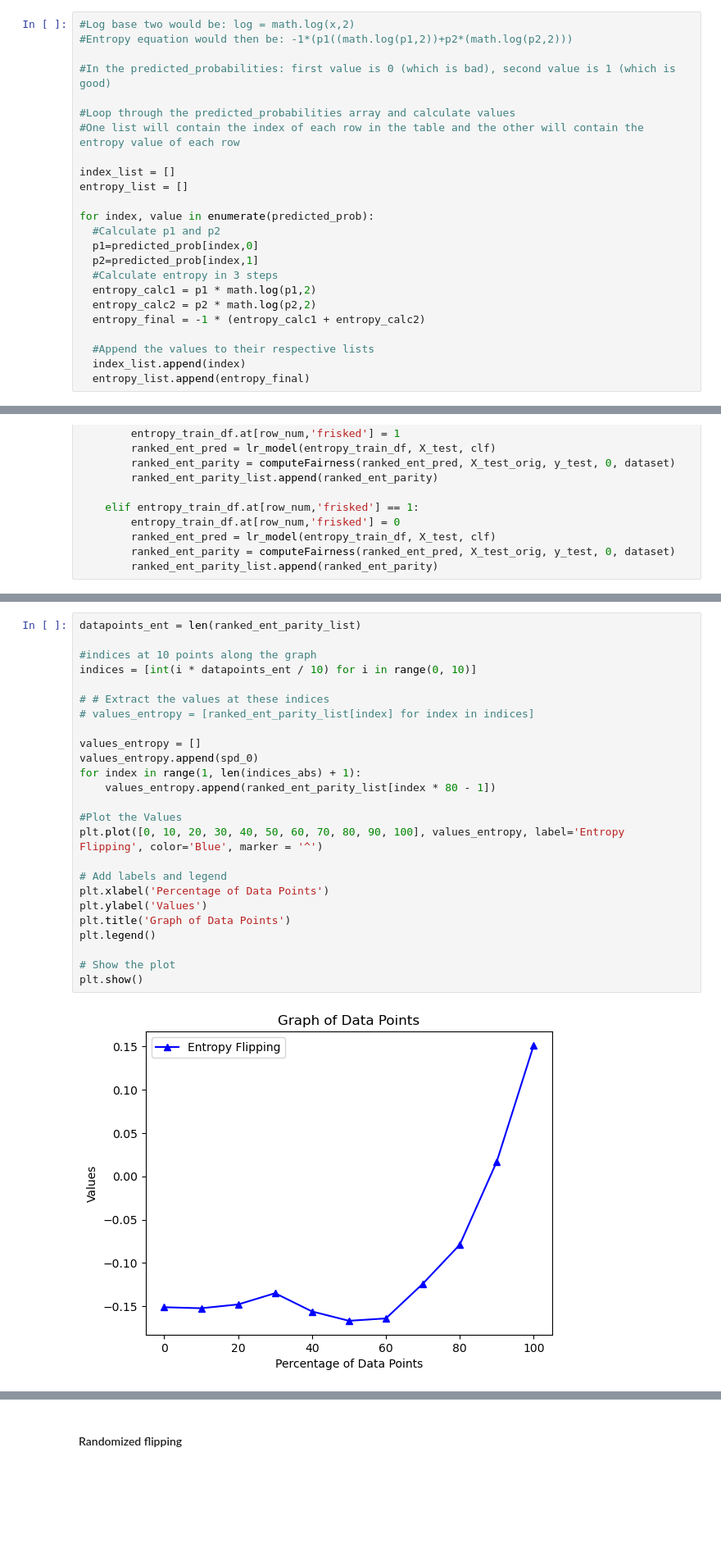
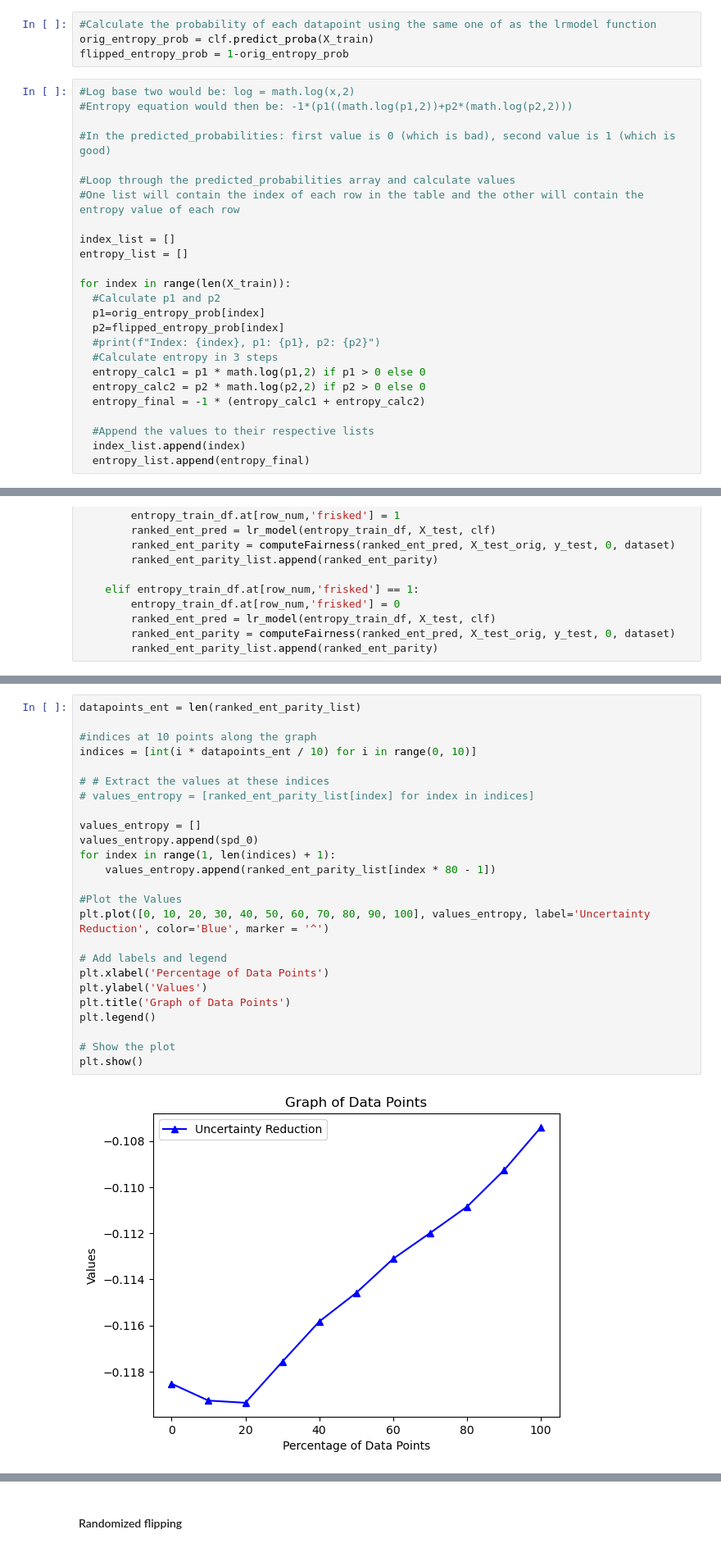
Before and after one commit to s-thandri/labelflipping, a Jupyter notebook: influence_functions/sqf_influence 1.ipynb, the cells around one changed output, grey strips where cells are left out. Shown at 82% size. Drawn from its saved outputs; the diff is of its cells as text; blank space fills up the shorter version.

```diff
--- a/influence_functions/sqf_influence 1.ipynb
+++ b/influence_functions/sqf_influence 1.ipynb
@@ -364,3 +350,7 @@ predicted_prob = log.predict_proba(X_train)
+# %%
+#Calculate the probability of each datapoint using the same one of as the lrmodel function
+orig_entropy_prob = clf.predict_proba(X_train)
+flipped_entropy_prob = 1-orig_entropy_prob
 # %%
 #Log base two would be: log = math.log(x,2)
 #Entropy equation would then be: -1*(p1((math.log(p1,2))+p2*(math.log(p2,2)))
@@ -373,13 +363,14 @@ predicted_prob = log.predict_proba(X_train)
 index_list = []
 entropy_list = []
 
-for index, value in enumerate(predicted_prob):
+for index in range(len(X_train)):
   #Calculate p1 and p2
-  p1=predicted_prob[index,0]
-  p2=predicted_prob[index,1]
+  p1=orig_entropy_prob[index]
+  p2=flipped_entropy_prob[index]
+  #print(f"Index: {index}, p1: {p1}, p2: {p2}")
   #Calculate entropy in 3 steps
-  entropy_calc1 = p1 * math.log(p1,2)
-  entropy_calc2 = p2 * math.log(p2,2)
+  entropy_calc1 = p1 * math.log(p1,2) if p1 > 0 else 0
+  entropy_calc2 = p2 * math.log(p2,2) if p2 > 0 else 0
   entropy_final = -1 * (entropy_calc1 + entropy_calc2)
 
   #Append the values to their respective lists
@@ -433,27 +421,27 @@ sol_time.append(entropy_end)
 # %%
 datapoints_ent = len(ranked_ent_parity_list)
 
 #indices at 10 points along the graph
 indices = [int(i * datapoints_ent / 10) for i in range(0, 10)]
 
 # # Extract the values at these indices
 # values_entropy = [ranked_ent_parity_list[index] for index in indices]
 
 values_entropy = []
 values_entropy.append(spd_0)
-for index in range(1, len(indices_abs) + 1):
+for index in range(1, len(indices) + 1):
     values_entropy.append(ranked_ent_parity_list[index * 80 - 1])
 
 #Plot the Values
-plt.plot([0, 10, 20, 30, 40, 50, 60, 70, 80, 90, 100], values_entropy, label='Entropy Flipping', color='Blue', marker = '^')
+plt.plot([0, 10, 20, 30, 40, 50, 60, 70, 80, 90, 100], values_entropy, label='Uncertainty Reduction', color='Blue', marker = '^')
 
 # Add labels and legend
 plt.xlabel('Percentage of Data Points')
 plt.ylabel('Values')
 plt.title('Graph of Data Points')
 plt.legend()
 
 # Show the plot
 plt.show()
 # %% [output]
-[figure, old version]
+[figure, new version]
```
Also changed, not shown: parts of 8 cells of this notebook, 2 other files.
